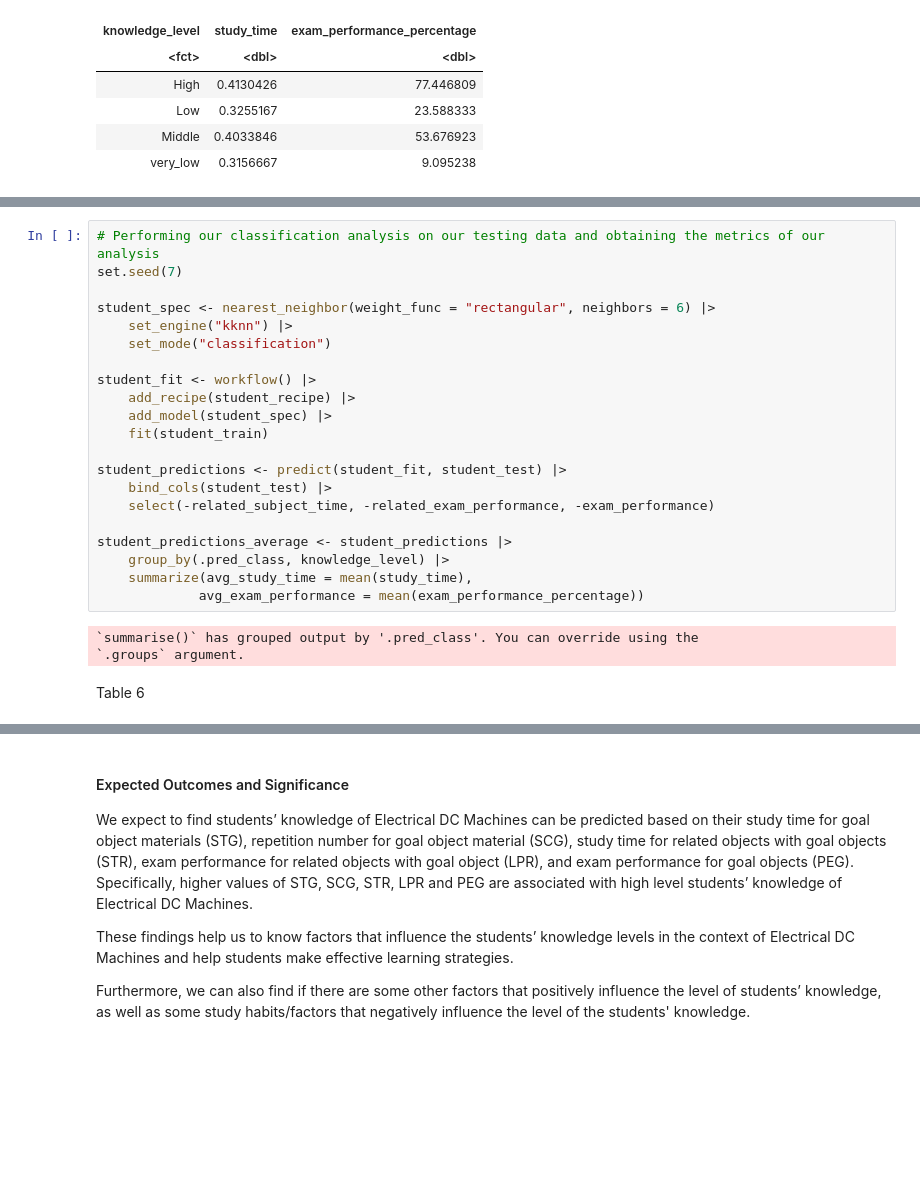
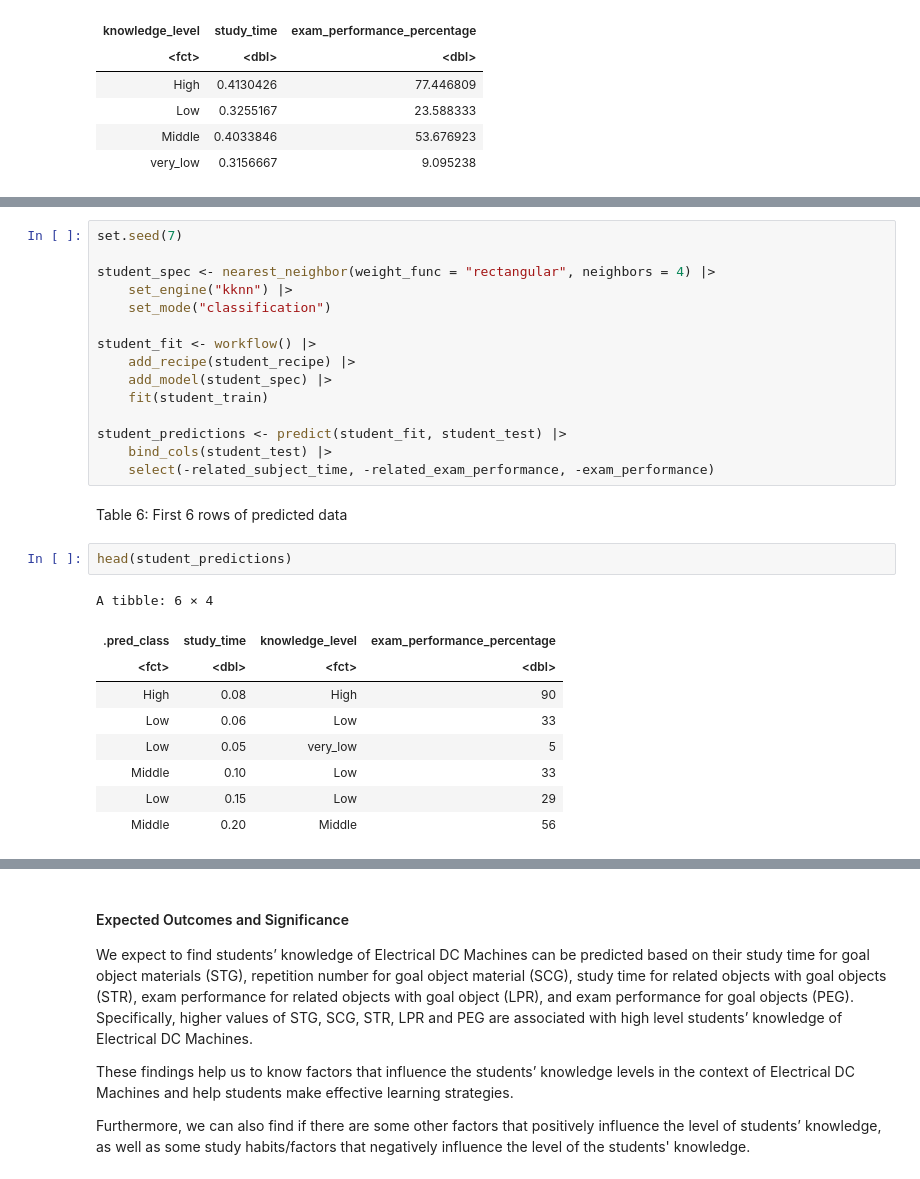
Before and after one commit to maywilsdon/dsci-100-2023s1-group-20, a Jupyter notebook: proposal.ipynb, the cells around one changed output, grey strips where cells are left out. Drawn from its saved outputs; the diff is of its cells as text; blank space fills up the shorter version.

```diff
--- a/proposal.ipynb
+++ b/proposal.ipynb
@@ -230,8 +256,7 @@ accuracy_versus_k
 # %%
-# Performing our classification analysis on our testing data and obtaining the metrics of our analysis
 set.seed(7)
 
-student_spec <- nearest_neighbor(weight_func = "rectangular", neighbors = 6) |>
+student_spec <- nearest_neighbor(weight_func = "rectangular", neighbors = 4) |>
     set_engine("kknn") |>
     set_mode("classification")
 
@@ -243,13 +268,17 @@ student_fit <- workflow() |>
 student_predictions <- predict(student_fit, student_test) |>
     bind_cols(student_test) |>
     select(-related_subject_time, -related_exam_performance, -exam_performance)
-
-student_predictions_average <- student_predictions |>
-    group_by(.pred_class, knowledge_level) |>
-    summarize(avg_study_time = mean(study_time),
-             avg_exam_performance = mean(exam_performance_percentage))
-# %% [output]
-`summarise()` has grouped output by '.pred_class'. You can override using the
-`.groups` argument.
-# %% [markdown]
-Table 6
+# %% [markdown]
+Table 6: First 6 rows of predicted data
+# %%
+head(student_predictions)
+# %% [output]
+A tibble: 6 × 4
+| .pred_class | study_time | knowledge_level | exam_performance_percentage |
+| <fct> | <dbl> | <fct> | <dbl> |
+| High | 0.08 | High | 90 |
+| Low | 0.06 | Low | 33 |
+| Low | 0.05 | very_low | 5 |
+| Middle | 0.10 | Low | 33 |
+| Low | 0.15 | Low | 29 |
+| Middle | 0.20 | Middle | 56 |
```
Also changed, not shown: parts of 33 cells of this notebook.
